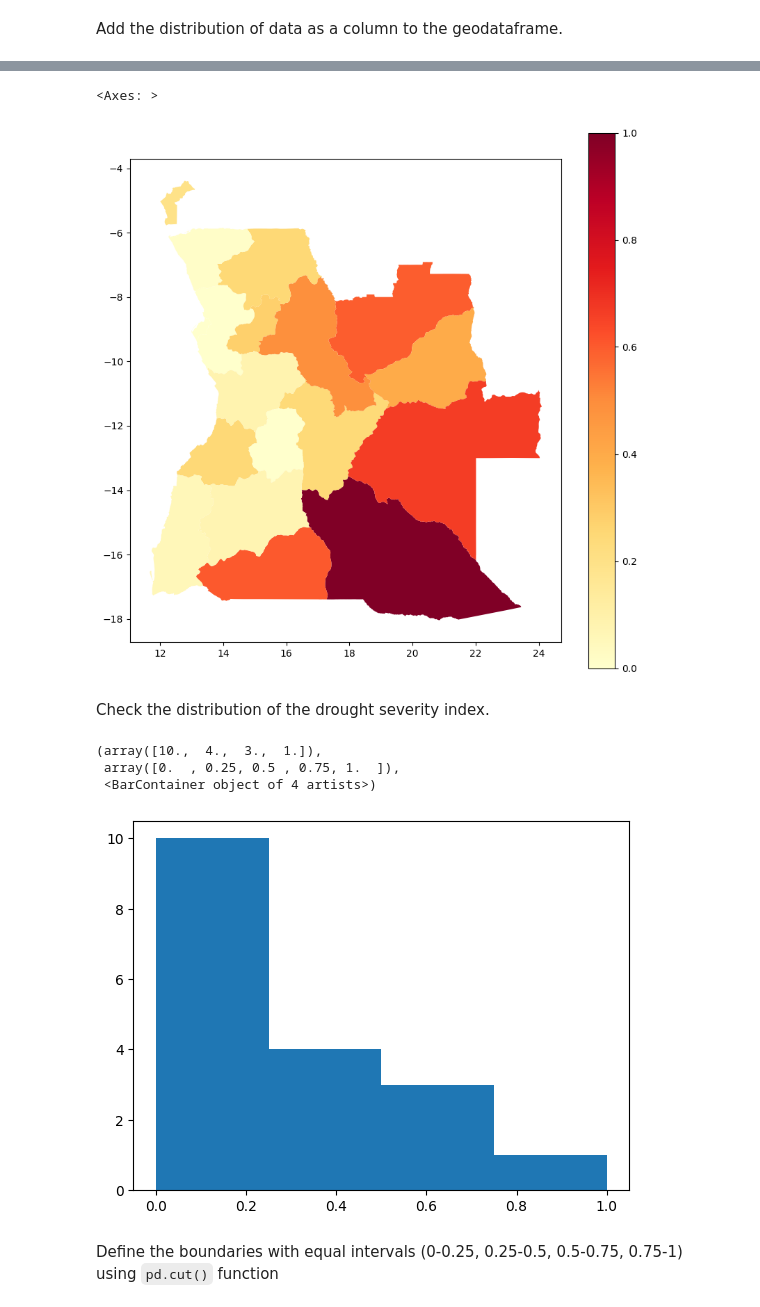
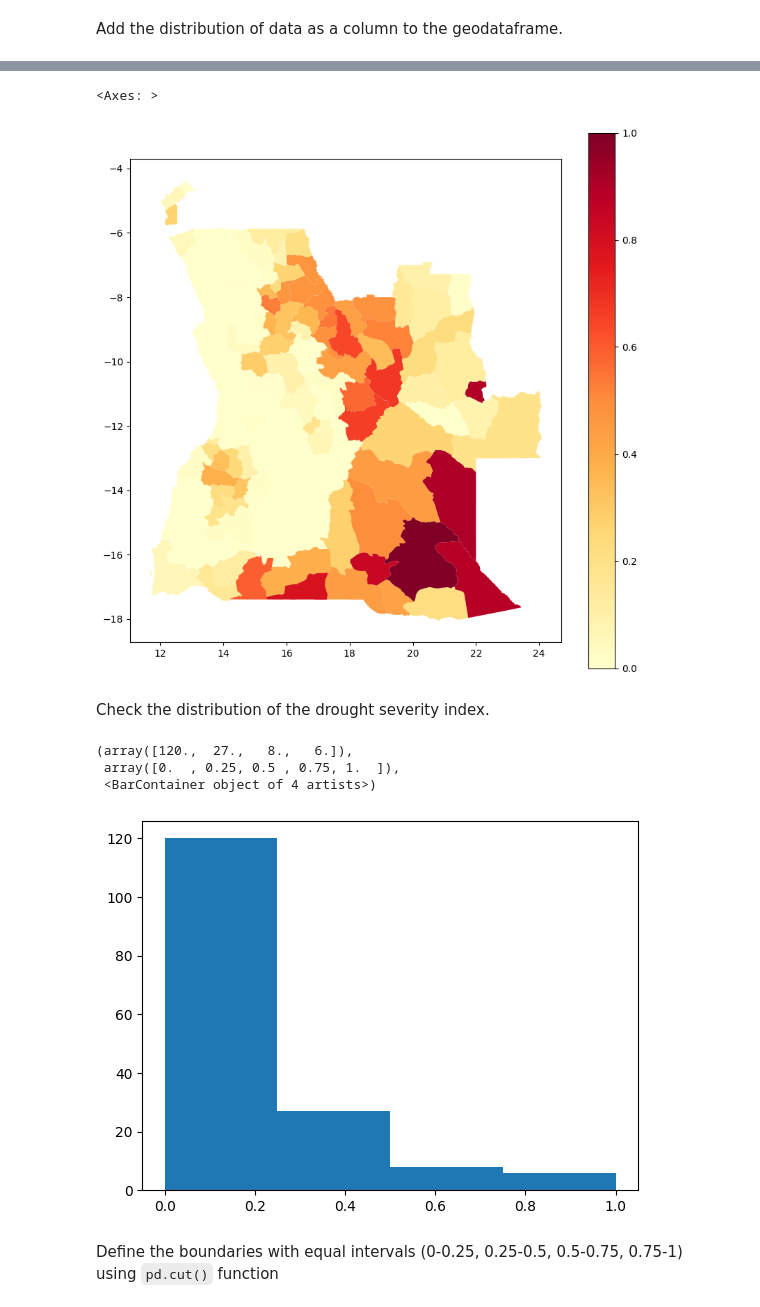
Before and after one commit to edrian-liao/angola-drought, a Jupyter notebook: notebooks/02_drought_severity_index.ipynb, the cells around one changed output, grey strips where cells are left out. Cells and saved outputs as stored; diff of their text form; code cells hidden in the pictures.

```diff
--- a/notebooks/02_drought_severity_index.ipynb
+++ b/notebooks/02_drought_severity_index.ipynb
@@ -111,5 +111,5 @@ boundaries
 # %%
-stats = zonal_stats(boundaries, drought_labels, affine=src.transform, categorical=True)
+stats = zonal_stats(shp_mun, drought_labels, affine=src.transform, categorical=True)
 # %%
 stats
 # %% [output]
@@ -161,6 +193,6 @@ plt.show()
 # %% [markdown]
 Add the distribution of data as a column to the geodataframe.
 # %%
-boundaries['Drought Distribution'] = stats
-boundaries
+shp_mun['Drought Distribution'] = stats
+shp_mun
 # %% [output]
@@ -189,6 +217,6 @@ def compute_ds_index(drought_dist):
         ds_index += i*(v/total_pixels)
     return ds_index
 # %%
-boundaries['Drought Severity Index'] = [compute_ds_index(boundaries['Drought Distribution'][i]) for i in range(len(boundaries))]
-boundaries
+shp_mun['Drought Severity Index'] = [compute_ds_index(shp_mun['Drought Distribution'][i]) for i in range(len(shp_mun))]
+shp_mun
 # %% [output]
@@ -224,6 +248,6 @@ def normalize(arr, t_min, t_max):
         norm_arr.append(temp)
     return norm_arr
 # %%
-boundaries['Norm Drought Severity Index'] = normalize(boundaries['Drought Severity Index'], 0, 1)
-boundaries
+shp_mun['Norm Drought Severity Index'] = normalize(shp_mun['Drought Severity Index'], 0, 1)
+shp_mun
 # %% [output]
@@ -247,17 +267,17 @@ boundaries
 # %%
-boundaries.plot(column='Norm Drought Severity Index', legend=True, cmap="YlOrRd", figsize=(10, 10))
+shp_mun.plot(column='Norm Drought Severity Index', legend=True, cmap="YlOrRd", figsize=(10, 10))
 # %% [output]
 <Axes: >
-[figure, old version]
+[figure, new version]
 # %% [markdown]
 Check the distribution of the drought severity index.
 # %%
-plt.hist(boundaries['Norm Drought Severity Index'], bins=4)
+plt.hist(shp_mun['Norm Drought Severity Index'], bins=4)
 # %% [output]
-(array([10.,  4.,  3.,  1.]),
+(array([120.,  27.,   8.,   6.]),
  array([0.  , 0.25, 0.5 , 0.75, 1.  ]),
  <BarContainer object of 4 artists>)
-[figure, old version]
+[figure, new version]
 # %% [markdown]
 Define the boundaries with equal intervals (0-0.25, 0.25-0.5, 0.5-0.75, 0.75-1) using `pd.cut()` function
 # %%
```
Also changed, not shown: parts of 28 cells of this notebook, 7 other files.
